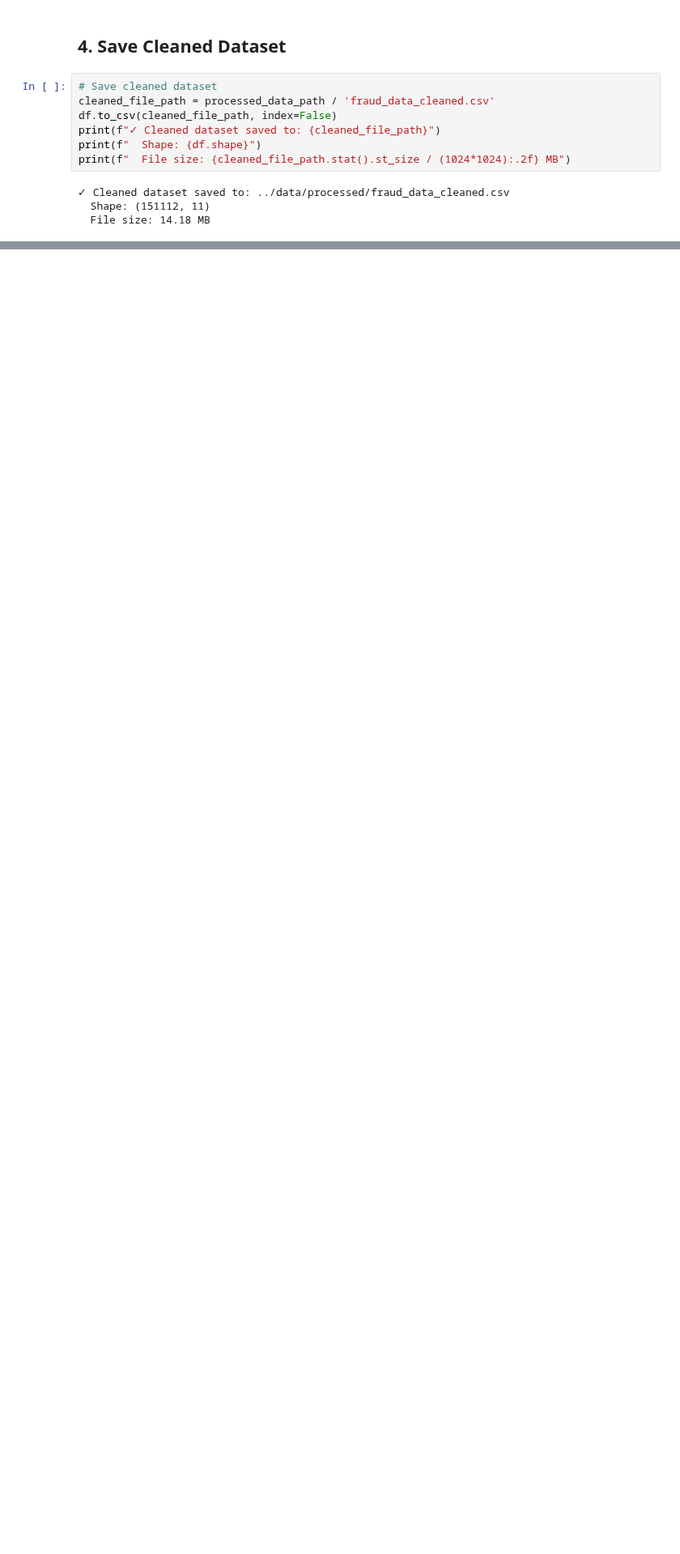
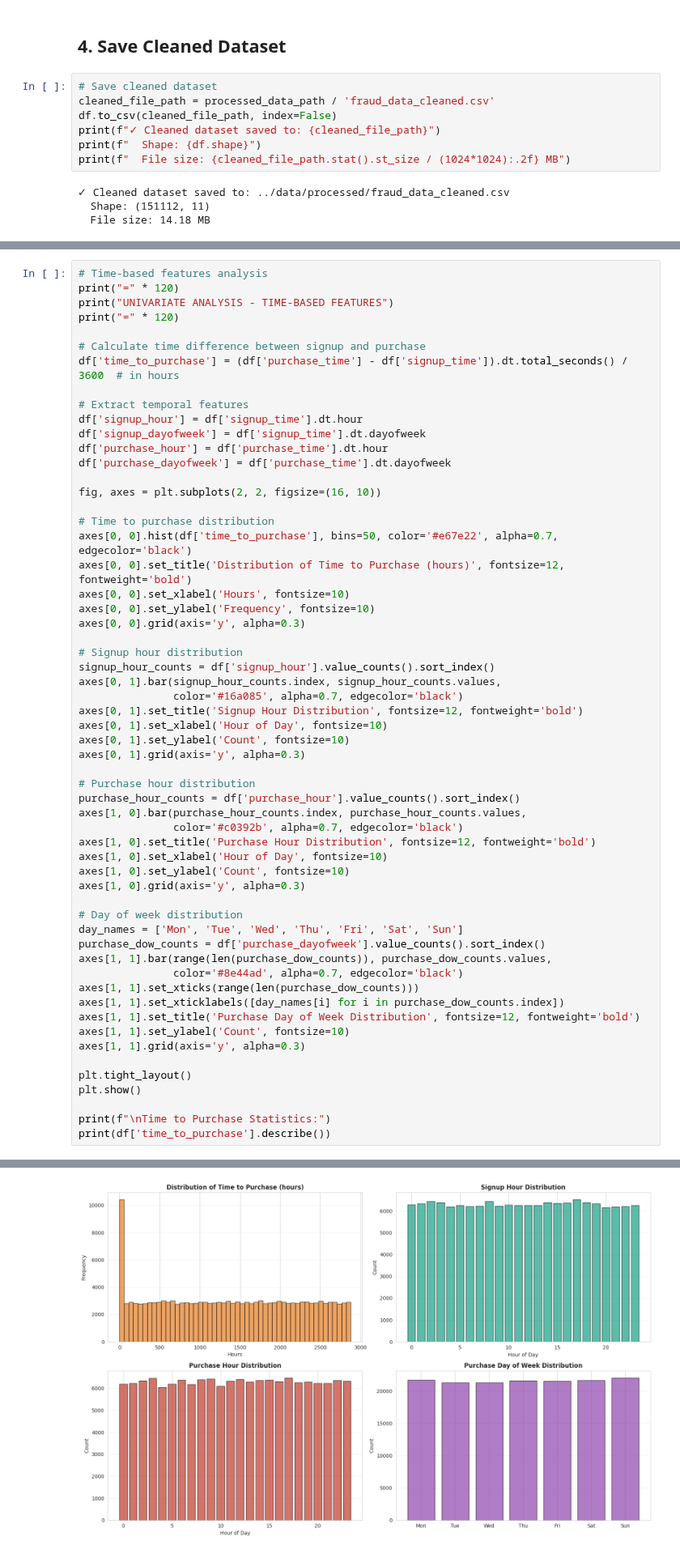
Before and after one commit to habeneyasu/fraud-shield-ml, a Jupyter notebook: notebooks/eda-fraud-data.ipynb, the cells around one changed output, grey strips where cells are left out. Shown at 81% size. Saved outputs shown, nothing was run; the diff lists cells and outputs as text; blank space fills up the shorter version.

```diff
--- a/notebooks/eda-fraud-data.ipynb
+++ b/notebooks/eda-fraud-data.ipynb
@@ -418,0 +620,59 @@ print(f"  File size: {cleaned_file_path.stat().st_size / (1024*1024):.2f} MB")
+# %%
+# Time-based features analysis
+print("=" * 120)
+print("UNIVARIATE ANALYSIS - TIME-BASED FEATURES")
+print("=" * 120)
+
+# Calculate time difference between signup and purchase
+df['time_to_purchase'] = (df['purchase_time'] - df['signup_time']).dt.total_seconds() / 3600  # in hours
+
+# Extract temporal features
+df['signup_hour'] = df['signup_time'].dt.hour
+df['signup_dayofweek'] = df['signup_time'].dt.dayofweek
+df['purchase_hour'] = df['purchase_time'].dt.hour
+df['purchase_dayofweek'] = df['purchase_time'].dt.dayofweek
+
+fig, axes = plt.subplots(2, 2, figsize=(16, 10))
+
+# Time to purchase distribution
+axes[0, 0].hist(df['time_to_purchase'], bins=50, color='#e67e22', alpha=0.7, edgecolor='black')
+axes[0, 0].set_title('Distribution of Time to Purchase (hours)', fontsize=12, fontweight='bold')
+axes[0, 0].set_xlabel('Hours', fontsize=10)
+axes[0, 0].set_ylabel('Frequency', fontsize=10)
+axes[0, 0].grid(axis='y', alpha=0.3)
+
+# Signup hour distribution
+signup_hour_counts = df['signup_hour'].value_counts().sort_index()
+axes[0, 1].bar(signup_hour_counts.index, signup_hour_counts.values,
+               color='#16a085', alpha=0.7, edgecolor='black')
+axes[0, 1].set_title('Signup Hour Distribution', fontsize=12, fontweight='bold')
+axes[0, 1].set_xlabel('Hour of Day', fontsize=10)
+axes[0, 1].set_ylabel('Count', fontsize=10)
+axes[0, 1].grid(axis='y', alpha=0.3)
+
+# Purchase hour distribution
+purchase_hour_counts = df['purchase_hour'].value_counts().sort_index()
+axes[1, 0].bar(purchase_hour_counts.index, purchase_hour_counts.values,
+               color='#c0392b', alpha=0.7, edgecolor='black')
+axes[1, 0].set_title('Purchase Hour Distribution', fontsize=12, fontweight='bold')
+axes[1, 0].set_xlabel('Hour of Day', fontsize=10)
+axes[1, 0].set_ylabel('Count', fontsize=10)
+axes[1, 0].grid(axis='y', alpha=0.3)
+
+# Day of week distribution
+day_names = ['Mon', 'Tue', 'Wed', 'Thu', 'Fri', 'Sat', 'Sun']
+purchase_dow_counts = df['purchase_dayofweek'].value_counts().sort_index()
+axes[1, 1].bar(range(len(purchase_dow_counts)), purchase_dow_counts.values,
+               color='#8e44ad', alpha=0.7, edgecolor='black')
+axes[1, 1].set_xticks(range(len(purchase_dow_counts)))
+axes[1, 1].set_xticklabels([day_names[i] for i in purchase_dow_counts.index])
+axes[1, 1].set_title('Purchase Day of Week Distribution', fontsize=12, fontweight='bold')
+axes[1, 1].set_ylabel('Count', fontsize=10)
+axes[1, 1].grid(axis='y', alpha=0.3)
+
+plt.tight_layout()
+plt.show()
+
+print(f"\nTime to Purchase Statistics:")
+print(df['time_to_purchase'].describe())
+# %% [output]
@@ -418,0 +682 @@ print(f"  File size: {cleaned_file_path.stat().st_size / (1024*1024):.2f} MB")
+[figure, added]
```
Also changed, not shown: parts of 13 cells of this notebook.
